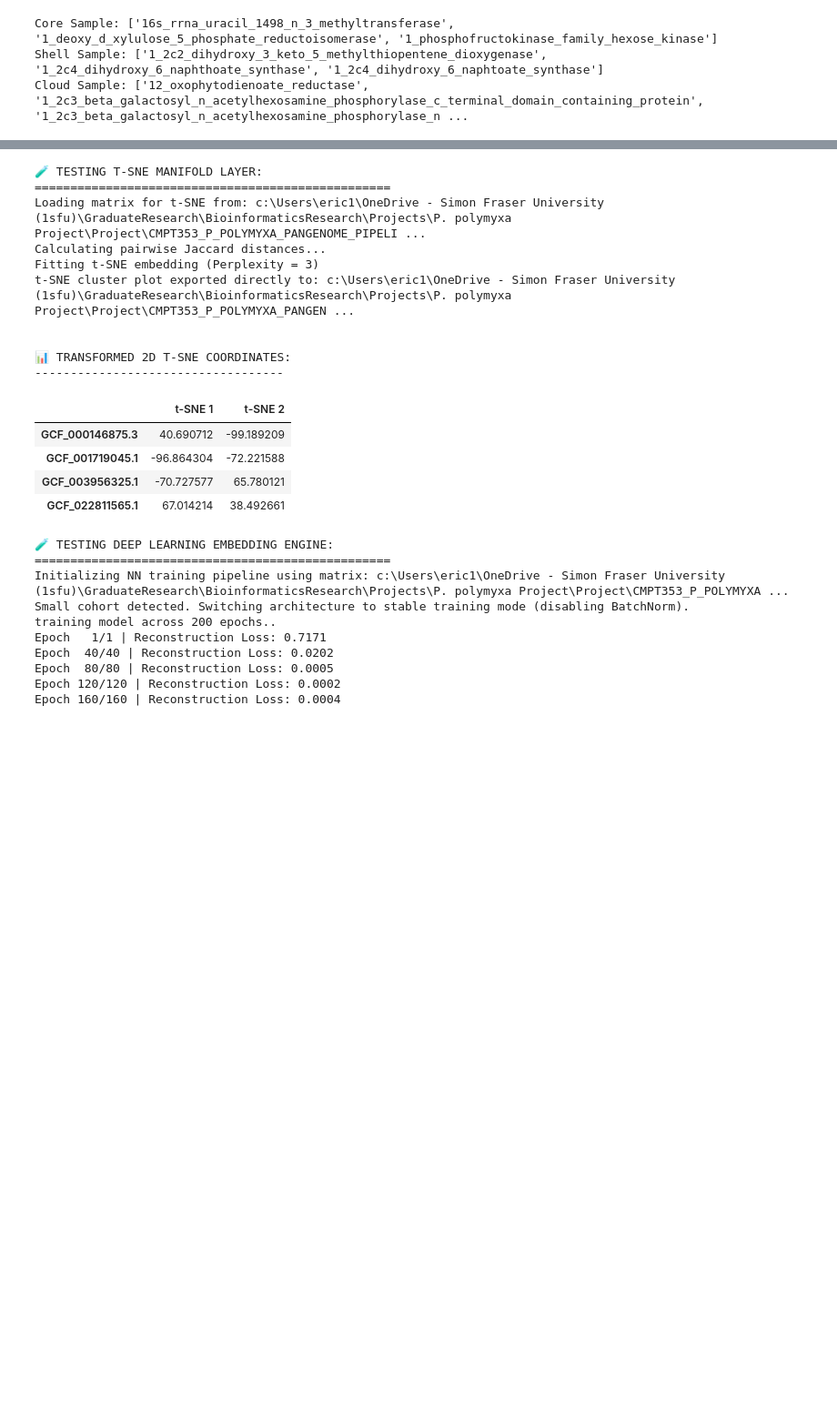
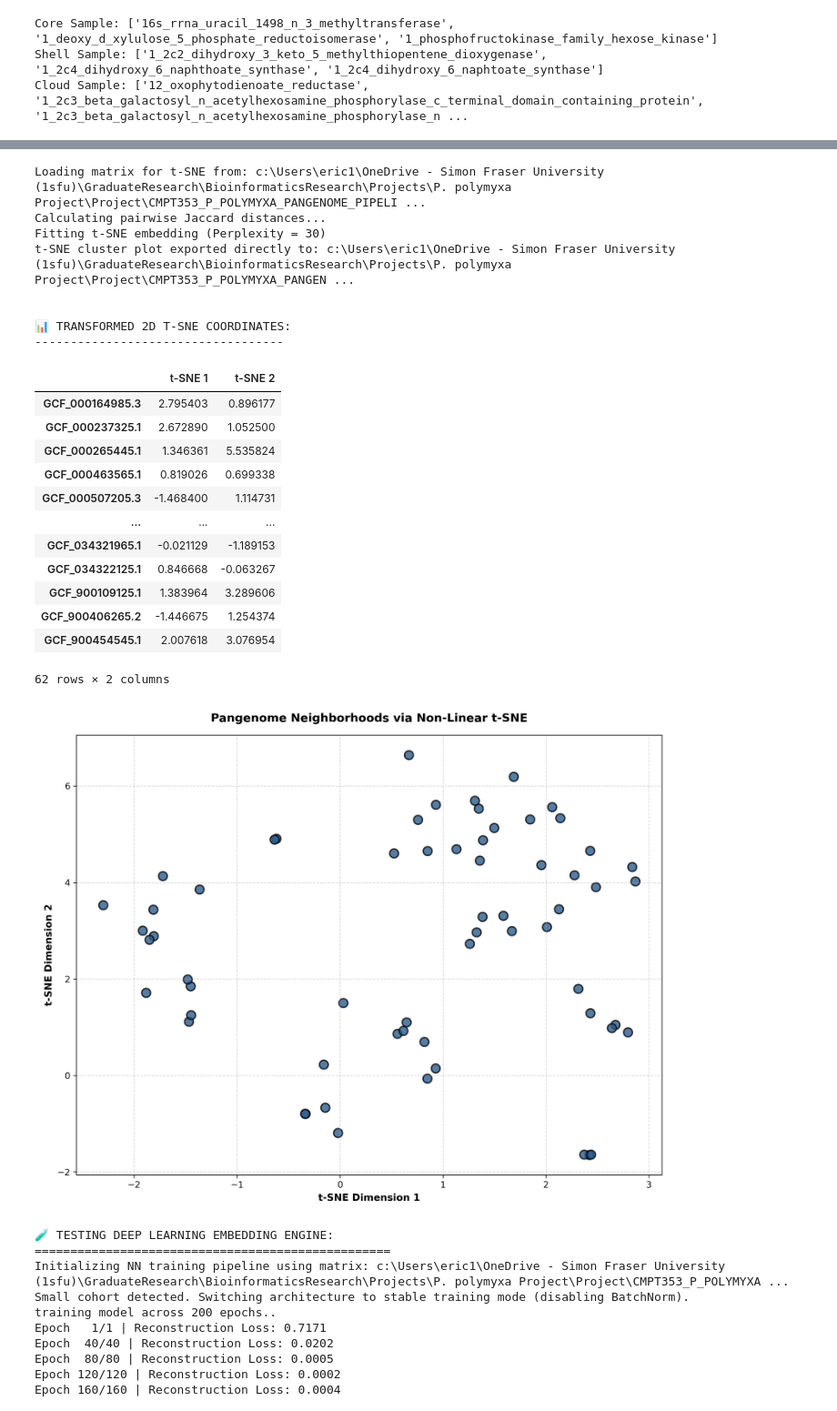
Before and after one commit to eric1162004/CMPT353_P_POLYMYXA_PANGENOME_PIPELINE, a Jupyter notebook: CONTROL_PANEL.ipynb, the cells around one changed output, grey strips where cells are left out. Shown at 91% size. Saved outputs shown, nothing was run; the diff lists cells and outputs as text; code cells hidden in the pictures; blank space fills up the shorter version.

Commit message:
Re-run tsne

```diff
--- a/CONTROL_PANEL.ipynb
+++ b/CONTROL_PANEL.ipynb
@@ -111,33 +98,39 @@ Filtered DataFrame Dimensions: (4, 5771) (Strains, Variable Genes)
 # %%
-# Cell 7
+# Run t-SNE dimensionality reduction
 from src.tsne_analysis import run_tsne_analysis
-
-print("🧪 TESTING T-SNE MANIFOLD LAYER:")
-print("=" * 50)
-
-# Run t-SNE dimensionality reduction
 tsne_coords = run_tsne_analysis()
 
 if tsne_coords is not None:
     print("\n📊 TRANSFORMED 2D T-SNE COORDINATES:")
     print("-" * 35)
     display(tsne_coords)
+
+    from IPython.display import Image, display
+    import config
+    display(Image(filename=config.TSNE_PLOT))
 # %% [output]
-🧪 TESTING T-SNE MANIFOLD LAYER:
-==================================================
 Loading matrix for t-SNE from: c:\Users\eric1\OneDrive - Simon Fraser University (1sfu)\GraduateResearch\BioinformaticsResearch\Projects\P. polymyxa Project\Project\CMPT353_P_POLYMYXA_PANGENOME_PIPELI ...
 Calculating pairwise Jaccard distances...
-Fitting t-SNE embedding (Perplexity = 3)
+Fitting t-SNE embedding (Perplexity = 30)
 t-SNE cluster plot exported directly to: c:\Users\eric1\OneDrive - Simon Fraser University (1sfu)\GraduateResearch\BioinformaticsResearch\Projects\P. polymyxa Project\Project\CMPT353_P_POLYMYXA_PANGEN ...
 
 
 📊 TRANSFORMED 2D T-SNE COORDINATES:
 -----------------------------------
 |  | t-SNE 1 | t-SNE 2 |
-| GCF_000146875.3 | 40.690712 | -99.189209 |
-| GCF_001719045.1 | -96.864304 | -72.221588 |
-| GCF_003956325.1 | -70.727577 | 65.780121 |
-| GCF_022811565.1 | 67.014214 | 38.492661 |
+| GCF_000164985.3 | 2.795403 | 0.896177 |
+| GCF_000237325.1 | 2.672890 | 1.052500 |
+| GCF_000265445.1 | 1.346361 | 5.535824 |
+| GCF_000463565.1 | 0.819026 | 0.699338 |
+| GCF_000507205.3 | -1.468400 | 1.114731 |
+| ... | ... | ... |
+| GCF_034321965.1 | -0.021129 | -1.189153 |
+| GCF_034322125.1 | 0.846668 | -0.063267 |
+| GCF_900109125.1 | 1.383964 | 3.289606 |
+| GCF_900406265.2 | -1.446675 | 1.254374 |
+| GCF_900454545.1 | 2.007618 | 3.076954 |
+62 rows × 2 columns
+[figure, added]
 # %%
 # Cell 8
 from src.pangenome_autoencoder import train_autoencoder
```
Also changed, not shown: parts of 2 cells of this notebook, 3 other files.
